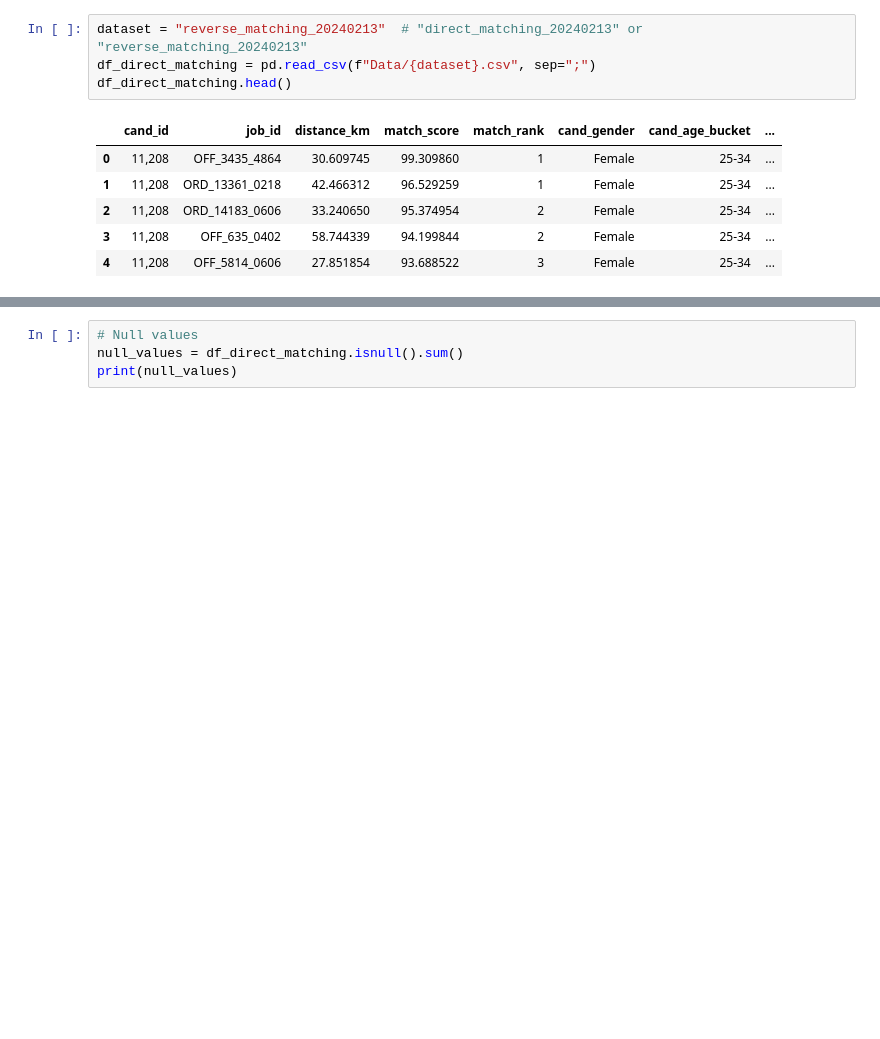
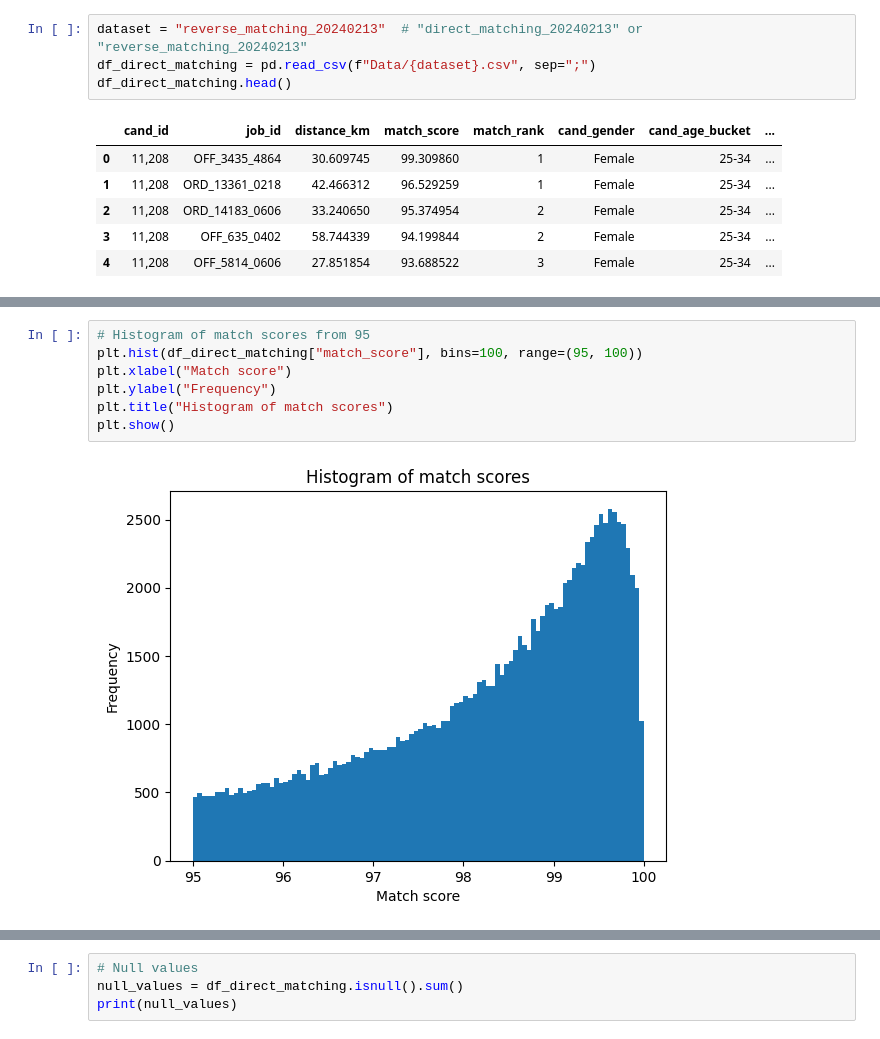
Before and after one commit to lorenzo-massa/Bias-Detection-Mitigation, a Jupyter notebook: preprocessing.ipynb, the cells around one changed output, grey strips where cells are left out. Saved outputs shown, nothing was run; the diff lists cells and outputs as text; blank space fills up the shorter version.

```diff
--- a/preprocessing.ipynb
+++ b/preprocessing.ipynb
@@ -21,0 +63,9 @@ df_direct_matching.head()
+# %%
+# Histogram of match scores from 95
+plt.hist(df_direct_matching["match_score"], bins=100, range=(95, 100))
+plt.xlabel("Match score")
+plt.ylabel("Frequency")
+plt.title("Histogram of match scores")
+plt.show()
+# %% [output]
+[figure, added]
```
Also changed, not shown: parts of 5 cells of this notebook, 2 other files.
